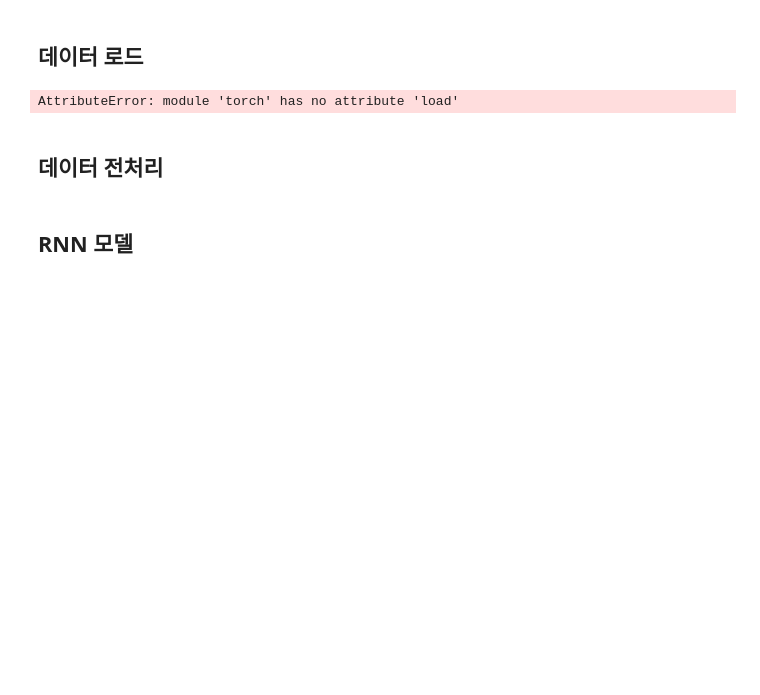
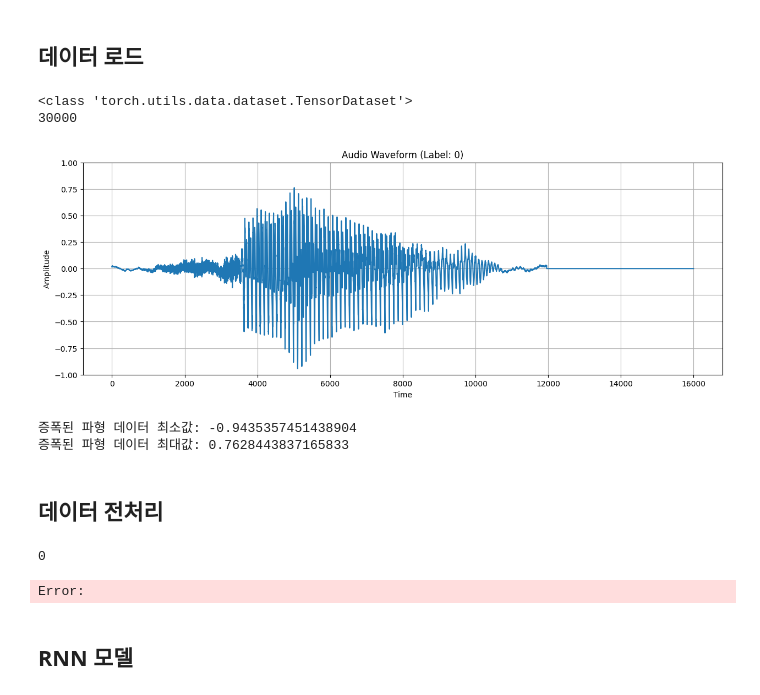
Before and after one commit to 20213013/AI, a Jupyter notebook: AudioMNIST_RNN/Audio_MNIST_RNN_Waveform.ipynb, the cells around one changed output. Drawn from its saved outputs; the diff is of its cells as text; code cells hidden in the pictures; blank space fills up the shorter version.

```diff
--- a/AudioMNIST_RNN/Audio_MNIST_RNN_Waveform.ipynb
+++ b/AudioMNIST_RNN/Audio_MNIST_RNN_Waveform.ipynb
@@ -28,13 +28,3 @@
 - Mel-Spectrogram + GRU
 # %% [markdown]
 ## 데이터 로드
-# %%
-# 데이터 불러오기
-import torch
-import matplotlib.pyplot as plt
-
-# audio_mnist.pt 파일 로드
-file_path = r"C:\Users\HOME\Downloads\audio_mnist.pt"  # 파일 경로 설정
-audio_data = torch.load(file_path)
-# %% [output]
-AttributeError: module 'torch' has no attribute 'load'
@@ -57,0 +39,37 @@ plt.show()
+# %%
+# waveform 시각화
+import matplotlib.pyplot as plt
+import numpy as np
+
+# 데이터 구조 확인
+print(type(audio_data))  # 데이터 타입 확인
+print(len(audio_data))   # 데이터셋의 길이 확인
+
+# 첫 번째 데이터 샘플 접근
+first_sample = audio_data[0]
+waveform = first_sample[0]
+label = first_sample[1]
+
+# 데이터 증폭 (예: 50배)
+amplification = 50
+waveform_amplified = waveform * amplification
+
+# Waveform 시각화
+plt.figure(figsize=(15, 5))
+plt.plot(waveform_amplified.numpy().flatten())  # flatten()으로 1차원으로 변환
+plt.title(f"Audio Waveform (Label: {label})")
+plt.xlabel("Time")
+plt.ylabel("Amplitude")
+plt.grid(True)
+plt.ylim(-1, 1)  # y축 범위는 그대로 유지
+plt.show()
+
+# 데이터 정보 출력
+print("증폭된 파형 데이터 최소값:", waveform_amplified.min().item())
+print("증폭된 파형 데이터 최대값:", waveform_amplified.max().item())
+# %% [output]
+<class 'torch.utils.data.dataset.TensorDataset'>
+30000
+[figure, added]
+증폭된 파형 데이터 최소값: -0.9435357451438904
+증폭된 파형 데이터 최대값: 0.7628443837165833
@@ -58,5 +86,10 @@ plt.show()
 # %% [markdown]
 ## 데이터 전처리
+# %%
+print(0)
+# %% [output]
+0
+Error:
 # %% [markdown]
 ## RNN 모델
 # %% [markdown]
```
Also changed, not shown: parts of 3 cells of this notebook, 1 other file.
